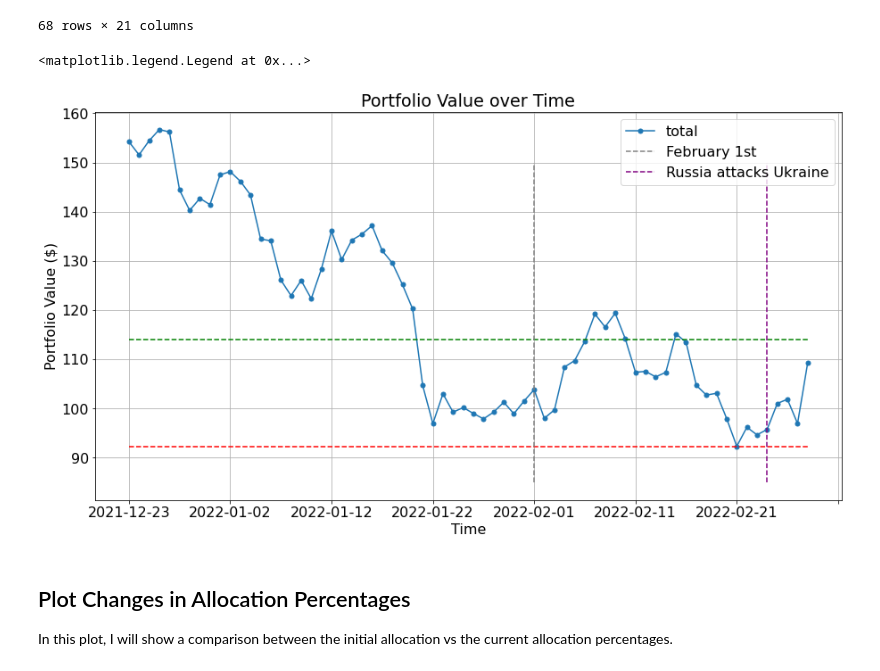
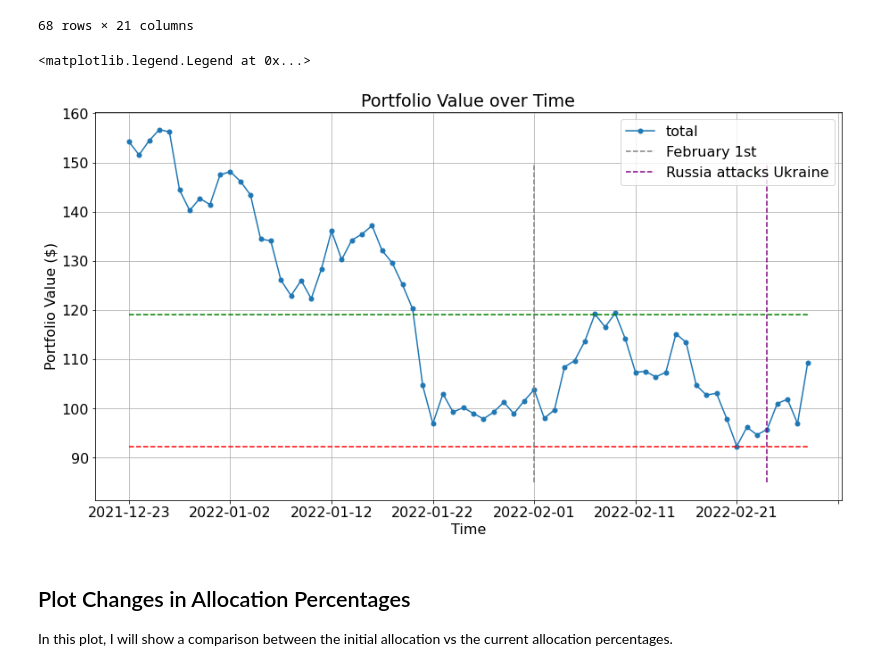
Before and after one commit to andresberejnoi/PublicNotebooks, a Jupyter notebook: 2022 Crypto Portfolio Tracking/2022 Weighted Crypto Portfolio Tracking.ipynb, the cells around one changed output. Saved outputs shown, nothing was run; the diff lists cells and outputs as text; code cells hidden in the pictures.

```diff
--- a/2022 Weighted Crypto Portfolio Tracking.ipynb
+++ b/2022 Crypto Portfolio Tracking/2022 Weighted Crypto Portfolio Tracking.ipynb
@@ -173,35 +173,35 @@ ax = value_df['total'].plot(figsize=(15,8),
                             title="Portfolio Value over Time",
                             grid=True)
 
 #ax.grid('on', which='minor', axis='y' )
 #ax.grid('off', which='major', axis='y',)# linestyle='-', linewidth=0.25,)
 #ax.hlines(value_df['total'].min(), ax.get_xticks()[0], ax.get_xticks()[-1], linestyle='--', color='red')
 #ax.hlines(114, ax.get_xticks()[0], ax.get_xticks()[-1], linestyle='--', color='green')
 
 #------- Creating Horizontal and Vertical Lines For Important Dates
 xmin = 0
 xmax = 67
 ymin = 85
 ymax = 150
 
 ax.hlines(value_df['total'].min(), xmin=xmin, xmax=xmax, linestyle='--', color='red')
-ax.hlines(114, xmin=xmin, xmax=xmax, linestyle='--', color='green')
+ax.hlines(119, xmin=xmin, xmax=xmax, linestyle='--', color='green')
 
 #ax.vlines('10', ax.get_yticks().min(), ax.get_yticks().max(), linestyle='--', color='white')
 #ax.vlines(40, ax.get_yticks().min(), ax.get_yticks().max(), linestyle='--', color='gray', label="February 1st")
 #ax.vlines(63, ax.get_yticks().min(), ax.get_yticks().max(), linestyle='--', color='purple', label="Russia attacks Ukraine")
 
 ax.vlines(40, ymin=ymin, ymax=ymax, linestyle='--', color='gray', label="February 1st")
 ax.vlines(63, ymin=ymin, ymax=ymax, linestyle='--', color='purple', label="Russia attacks Ukraine")
 
 
 #------- Makes Line lables show up
 ax.legend()
 
 #ax.plot(pad_inches=0)
 # %% [output]
 <matplotlib.legend.Legend at 0x...>
-[figure, old version]
+[figure, new version]
 # %% [markdown]
 ## Plot Changes in Allocation Percentages
 In this plot, I will show a comparison between the initial allocation vs the current allocation percentages.
```
Also changed, not shown: parts of 2 cells of this notebook, 23 other files.
